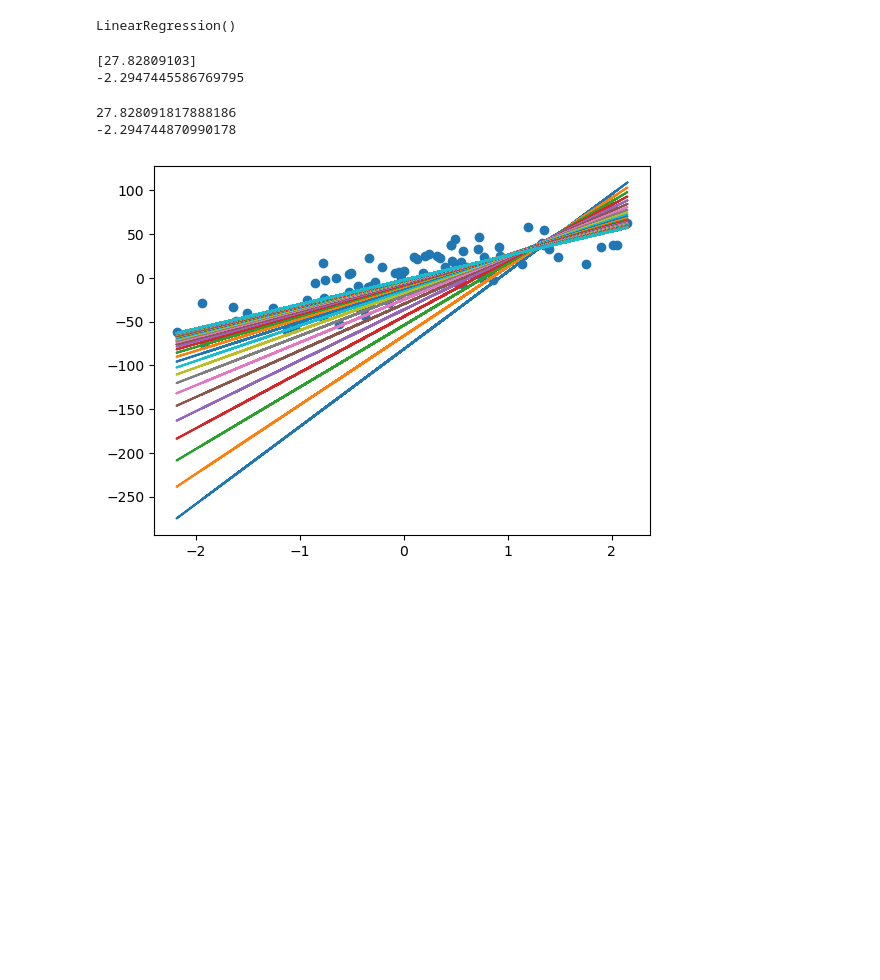
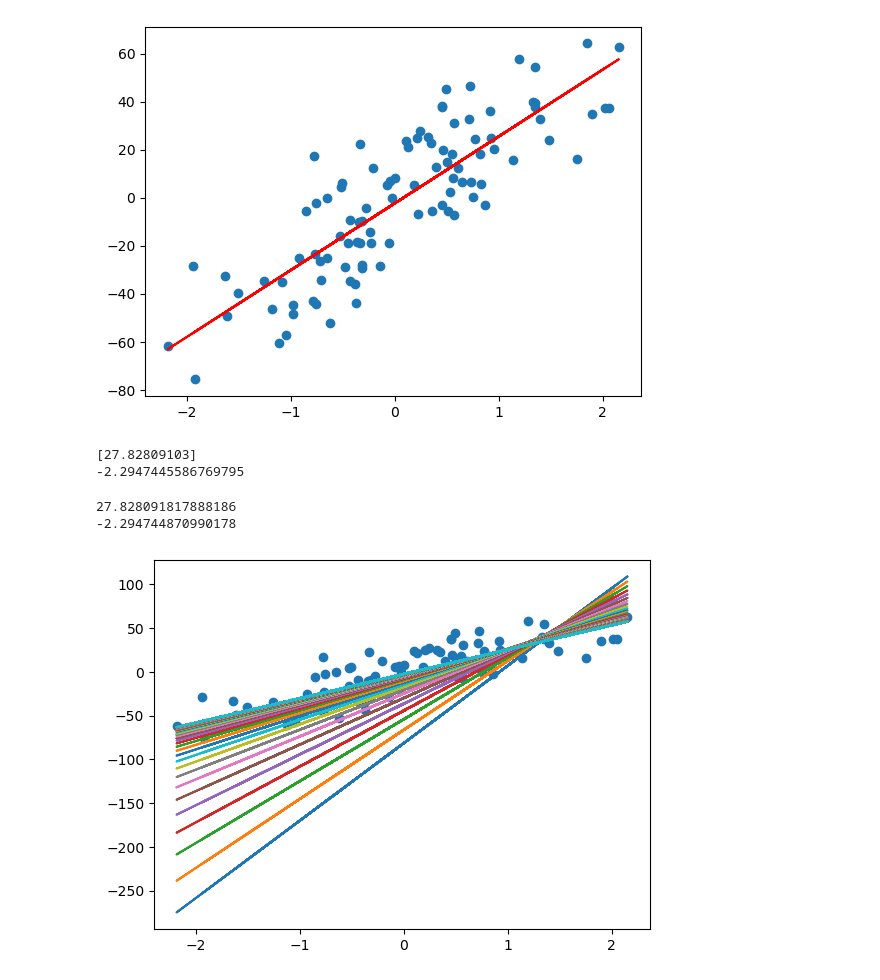
Before and after one commit to Raihan-009/ml-algos-code, a Jupyter notebook: gradient-decent/gradient-decent.ipynb, the cells around one changed output. Drawn from its saved outputs; the diff is of its cells as text; code cells hidden in the pictures; blank space fills up the shorter version.

```diff
--- a/gradient-decent/gradient-decent.ipynb
+++ b/gradient-decent/gradient-decent.ipynb
@@ -15,8 +15,11 @@ plt.scatter(X,y)
 lr = LinearRegression()
 # %%
 lr.fit(X,y)
+plt.scatter(X,y)
+plt.plot(X, lr.predict(X), color='red')
+plt.savefig('regression line')
 # %% [output]
-LinearRegression()
+[figure, added]
 # %%
 print(lr.coef_)
 print(lr.intercept_)
```
Also changed, not shown: parts of 3 cells of this notebook, 3 other files.
